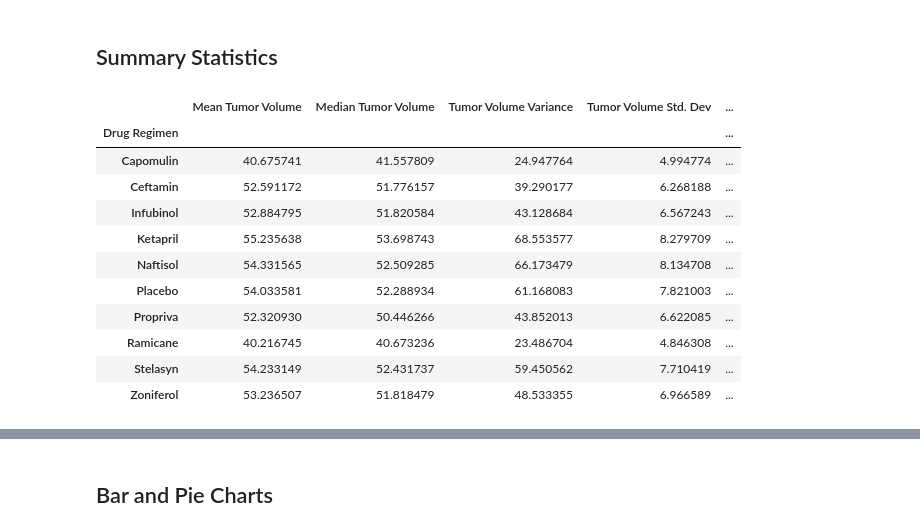
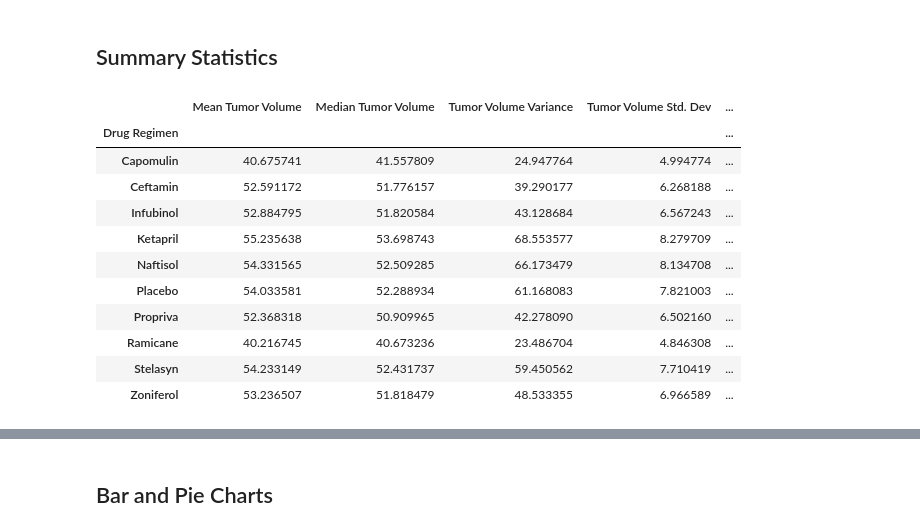
Before and after one commit to makennavick/visualization-challenge, a Jupyter notebook: pymaceuticals_starter.ipynb, the cells around one changed output, grey strips where cells are left out. Drawn from its saved outputs; the diff is of its cells as text; code cells hidden in the pictures.

```diff
--- a/pymaceuticals_starter.ipynb
+++ b/pymaceuticals_starter.ipynb
@@ -104,30 +100,31 @@ clean_df['Mouse ID'].nunique()
 # %%
 # Generate a summary statistics table of mean, median, variance, standard deviation, and SEM of the tumor volume for each regimen
 # Use groupby and summary statistical methods to calculate the following properties of each drug regimen:
 # mean, median, variance, standard deviation, and SEM of the tumor volume.
 
 # Group data
 grouped_df = clean_df.groupby('Drug Regimen')
 
 # Calculate stats
 mean = grouped_df['Tumor Volume (mm3)'].mean()
 median = grouped_df['Tumor Volume (mm3)'].median()
 variance = grouped_df['Tumor Volume (mm3)'].var()
 std = grouped_df['Tumor Volume (mm3)'].std()
 sem = grouped_df['Tumor Volume (mm3)'].sem()
 
 # Assemble the resulting series into a single summary DataFrame.
-pd.DataFrame({'Mean Tumor Volume':mean, 'Median Tumor Volume':median, 'Tumor Volume Variance':variance, 'Tumor Volume Std. Dev':std, 'Tumor Volume Std. Err':sem})
+stats_summary = pd.DataFrame({'Mean Tumor Volume':mean, 'Median Tumor Volume':median, 'Tumor Volume Variance':variance, 'Tumor Volume Std. Dev':std, 'Tumor Volume Std. Err':sem})
+stats_summary
 # %% [output]
 |  | Mean Tumor Volume | Median Tumor Volume | Tumor Volume Variance | Tumor Volume Std. Dev | ... |
 | Drug Regimen |  |  |  |  | ... |
 | Capomulin | 40.675741 | 41.557809 | 24.947764 | 4.994774 | ... |
 | Ceftamin | 52.591172 | 51.776157 | 39.290177 | 6.268188 | ... |
 | Infubinol | 52.884795 | 51.820584 | 43.128684 | 6.567243 | ... |
 | Ketapril | 55.235638 | 53.698743 | 68.553577 | 8.279709 | ... |
 | Naftisol | 54.331565 | 52.509285 | 66.173479 | 8.134708 | ... |
 | Placebo | 54.033581 | 52.288934 | 61.168083 | 7.821003 | ... |
-| Propriva | 52.320930 | 50.446266 | 43.852013 | 6.622085 | ... |
+| Propriva | 52.368318 | 50.909965 | 42.278090 | 6.502160 | ... |
 | Ramicane | 40.216745 | 40.673236 | 23.486704 | 4.846308 | ... |
 | Stelasyn | 54.233149 | 52.431737 | 59.450562 | 7.710419 | ... |
 | Zoniferol | 53.236507 | 51.818479 | 48.533355 | 6.966589 | ... |
```
Also changed, not shown: parts of 16 cells of this notebook, 4 other files.
